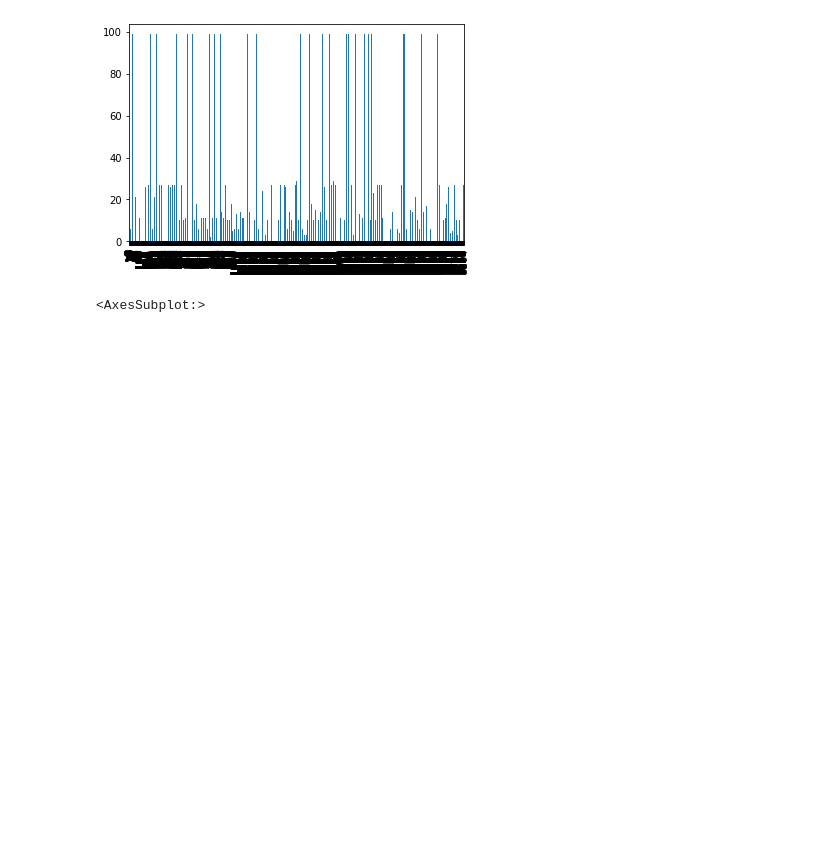
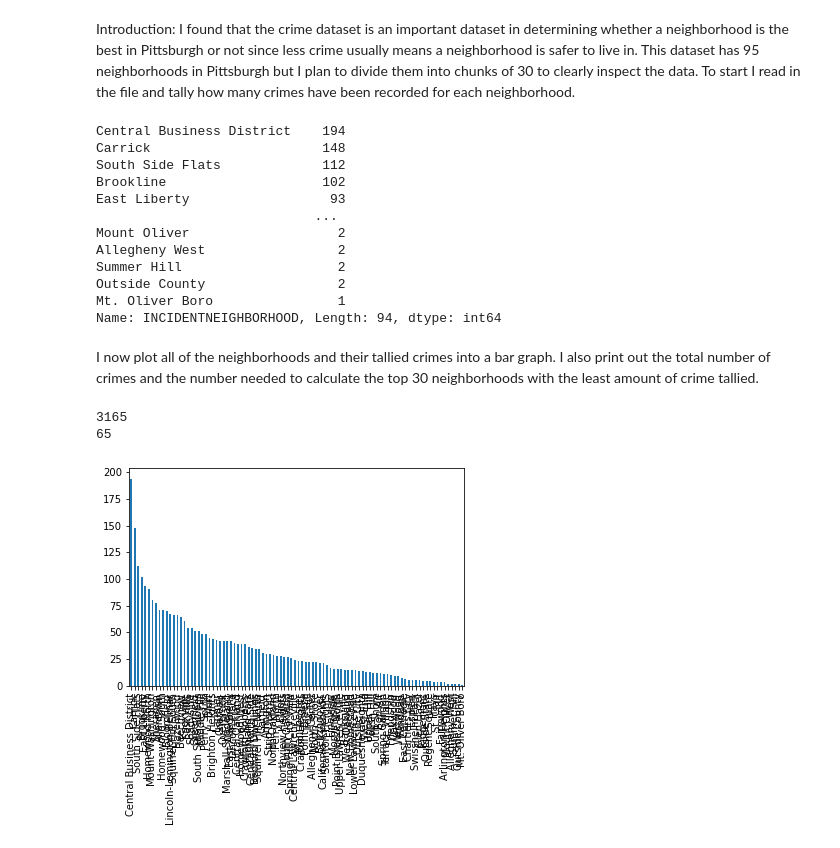
Before and after one commit to rlett/cmpinf0010final, a Jupyter notebook: Crime.ipynb, the cells around one changed output. Cells and saved outputs as stored; diff of their text form; code cells hidden in the pictures; blank space fills up the shorter version.

Commit message:
Updated the crime dataset

```diff
--- a/Crime.ipynb
+++ b/Crime.ipynb
@@ -1,11 +1,36 @@
+# %% [markdown]
+Introduction: I found that the crime dataset is an important dataset in determining whether a neighborhood is the best in Pittsburgh or not since less crime usually means a neighborhood is safer to live in.  This dataset has 95 neighborhoods in Pittsburgh but I plan to divide them into chunks of 30 to clearly inspect the data.  To start I read in the file and tally how many crimes have been recorded for each neighborhood.
 # %%
 import pandas as pd
 crime_graph = pd.read_csv("crime.csv")
-crime_graph.set_index("INCIDENTNEIGHBORHOOD")
-crime_graph = crime_graph["HIERARCHY"].plot.bar()
+#crime_graph.set_index("INCIDENTNEIGHBORHOOD")
+places = crime_graph["INCIDENTNEIGHBORHOOD"].value_counts()
+Neighborhoods = crime_graph["INCIDENTNEIGHBORHOOD"].tolist()
+order = places.sort_values(ascending=True)
+places
 # %% [output]
-[figure, removed]
+Central Business District    194
+Carrick                      148
+South Side Flats             112
+Brookline                    102
+East Liberty                  93
+                            ...
+Mount Oliver                   2
+Allegheny West                 2
+Summer Hill                    2
+Outside County                 2
+Mt. Oliver Boro                1
+Name: INCIDENTNEIGHBORHOOD, Length: 94, dtype: int64
-# %%
-crime_graph
-# %% [output]
-<AxesSubplot:>
+# %% [markdown]
+I now plot all of the neighborhoods and their tallied crimes into a bar graph.  I also print out the total number of crimes and the number needed to calculate the top 30 neighborhoods with the least amount of crime tallied.
+# %%
+total =  len(crime_graph["INCIDENTNEIGHBORHOOD"].unique())
+Offenses = crime_graph["OFFENSES"].count()
+places = places.head(total)
+places.plot.bar()
+print(Offenses)
+print(total - 30)
+# %% [output]
+3165
+65
+[figure, added]
```
Also changed, not shown: parts of 11 cells of this notebook.
